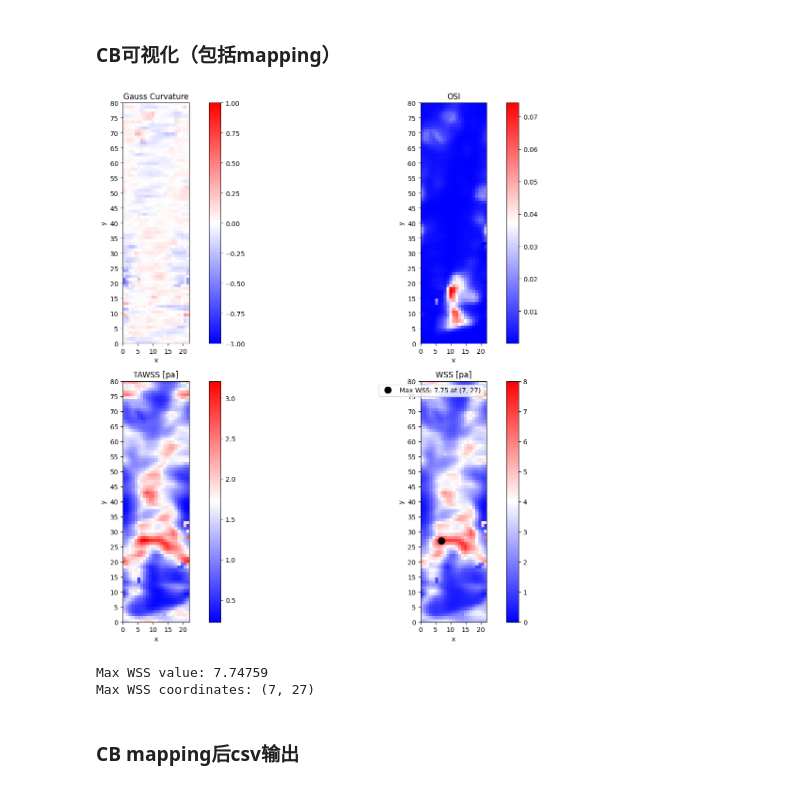
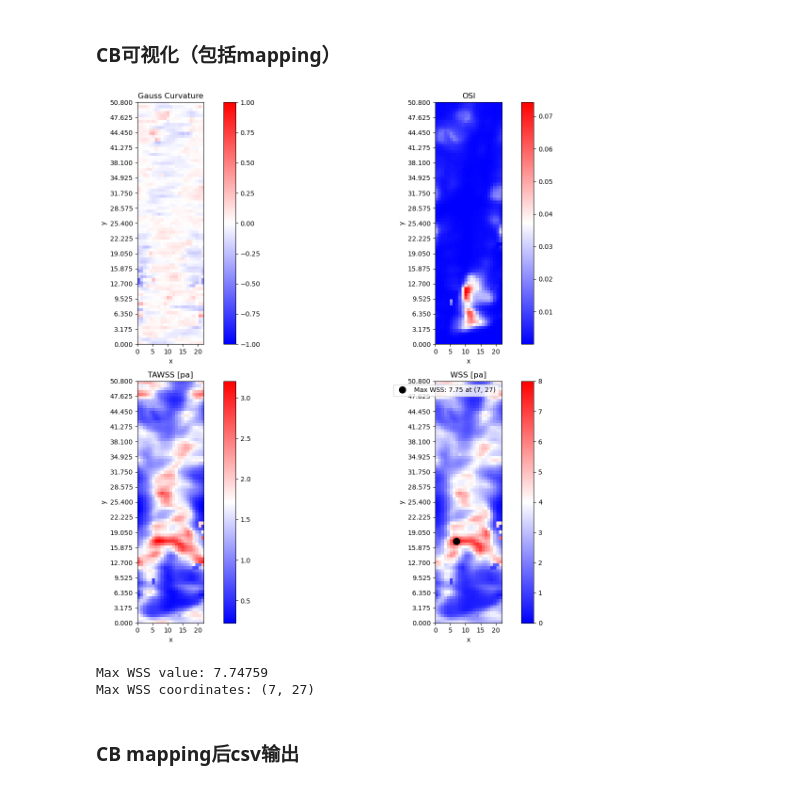
Before and after one commit to HARUJANE/PhD, a Jupyter notebook: matching and patching/3_code/matching.ipynb, the cells around one changed output. Drawn from its saved outputs; the diff is of its cells as text; code cells hidden in the pictures.

```diff
--- a/matching and patching/3_code/matching.ipynb
+++ b/matching and patching/3_code/matching.ipynb
@@ -61,35 +61,42 @@ fig, axes = plt.subplots(2, 2, figsize=(15, 12))
 for ax, title, grid in zip(axes.ravel(), titles, grids):
     if title == 'Gauss Curvature':
         # Set vmin and vmax for Gauss Curvature to limit the range to -d to d
         c = ax.imshow(grid, origin='lower', aspect='equal', cmap=custom_cmap, vmin=-d, vmax=d, extent=(0, len(grid[0]) - 1, 0, b-a))
     elif title == 'WSS [pa]':
         # No range limit for WSS
         c = ax.imshow(grid, origin='lower', aspect='equal', cmap=custom_cmap, vmin=0, vmax=e, extent=(0, len(grid[0]) - 1, 0, b-a))
         # Highlight the max WSS position
         ax.plot(wss_max_index[1], wss_max_index[0], 'ko', markersize=10, label=f'Max WSS: {max_wss_value:.2f} at {max_wss_coordinates}')
         ax.legend()
     else:
         # Plot other parameters without limiting the range
         c = ax.imshow(grid, origin='lower', aspect='equal', cmap=custom_cmap, extent=(0, len(grid[0]) - 1, 0, b-a))
 
     ax.set_title(title)
     ax.set_xlabel('x')
     ax.set_ylabel('y')
 
     # Set axis ticks at intervals of 5
     ax.set_xticks(np.arange(0, len(grid[0]), 5))
-    ax.set_yticks(np.arange(0, b-a+1, 5))
+
+    # 修改纵轴的刻度间隔
+    interval = 0.635  # 你想要的间隔值
+    y_ticks = np.arange(0, (b - a + 1) * interval, interval * 5)  # 每 5 个间隔生成一个刻度
+    ax.set_yticks(np.arange(0, b - a + 1, 5))  # 设置显示位置
+    ax.set_yticklabels([f'{tick:.3f}' for tick in y_ticks])  # 设置显示值
+
+    #ax.set_yticks(np.arange(0, b-a+1, 5))
 
     fig.colorbar(c, ax=ax)
 
 plt.tight_layout()
 plt.show()
 
 # Output max WSS value and coordinates
 print(f"Max WSS value: {max_wss_value}")
 print(f"Max WSS coordinates: {max_wss_coordinates}")
 # %% [output]
-[figure, old version]
+[figure, new version]
 Max WSS value: 7.74759
 Max WSS coordinates: (7, 27)
 # %% [markdown]
```
